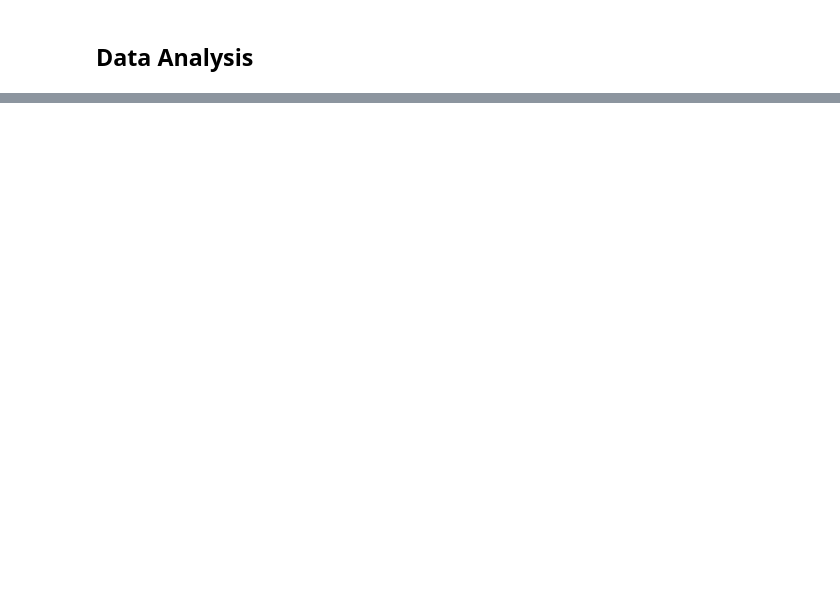
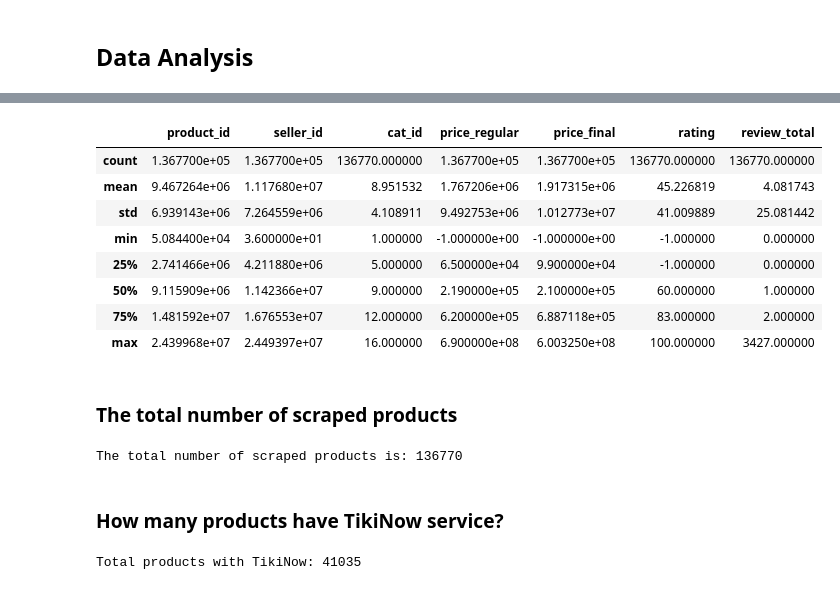
Before and after one commit to jodythai/tiki-scraping, a Jupyter notebook: Week 2 Project.ipynb, the cells around one changed output, grey strips where cells are left out. Drawn from its saved outputs; the diff is of its cells as text; code cells hidden in the pictures; blank space fills up the shorter version.

```diff
--- a/Week 2 Project.ipynb
+++ b/Week 2 Project.ipynb
@@ -354,7 +370,7 @@ def select_from_db(sql):
 		# If the input variable starts with the table prefix, then this is the standard SELECT query
 		# Otherwise, we will use the input value as the query
 		if sql.startswith(tbl_prefix):
-			sql = "SELECT * FROM " + tbl_prefix + "categories"
+			sql = "SELECT * FROM " + sql
 
 		cursor.execute(sql)
 
@@ -394,0 +454,19 @@ print(list_products)
+# %%
+products_all = select_from_db(tbl_prefix + "products")
+df = pd.DataFrame(products_all, columns = ['product_id',
+                                       'seller_id',
+                                       'cat_id',
+                                       'title',
+                                       'image_url',
+                                       'price_regular',
+                                       'price_final',
+                                       'rating',
+                                       'tiki_now',
+                                       'product_url',
+                                       'review_total',
+                                       'insert_date'])
+
+# Convert some data types for precise computation
+df = df.astype({"price_regular": int, "price_final": int})
+
+df.head()
@@ -394,0 +480,24 @@ print(list_products)
+# %%
+df.describe()
+# %% [output]
+|  | product_id | seller_id | cat_id | price_regular | price_final | rating | review_total |
+| count | 1.367700e+05 | 1.367700e+05 | 136770.000000 | 1.367700e+05 | 1.367700e+05 | 136770.000000 | 136770.000000 |
+| mean | 9.467264e+06 | 1.117680e+07 | 8.951532 | 1.767206e+06 | 1.917315e+06 | 45.226819 | 4.081743 |
+| std | 6.939143e+06 | 7.264559e+06 | 4.108911 | 9.492753e+06 | 1.012773e+07 | 41.009889 | 25.081442 |
+| min | 5.084400e+04 | 3.600000e+01 | 1.000000 | -1.000000e+00 | -1.000000e+00 | -1.000000 | 0.000000 |
+| 25% | 2.741466e+06 | 4.211880e+06 | 5.000000 | 6.500000e+04 | 9.900000e+04 | -1.000000 | 0.000000 |
+| 50% | 9.115909e+06 | 1.142366e+07 | 9.000000 | 2.190000e+05 | 2.100000e+05 | 60.000000 | 1.000000 |
+| 75% | 1.481592e+07 | 1.676553e+07 | 12.000000 | 6.200000e+05 | 6.887118e+05 | 83.000000 | 2.000000 |
+| max | 2.439968e+07 | 2.449397e+07 | 16.000000 | 6.900000e+08 | 6.003250e+08 | 100.000000 | 3427.000000 |
+# %% [markdown]
+### The total number of scraped products
+# %%
+print("The total number of scraped products is:", len(products_all))
+# %% [output]
+The total number of scraped products is: 136770
+# %% [markdown]
+### How many products have TikiNow service?
+# %%
+print("Total products with TikiNow:", len(df[df["tiki_now"] == True]))
+# %% [output]
+Total products with TikiNow: 41035
```
Also changed, not shown: parts of 7 cells of this notebook, 2 other files.
